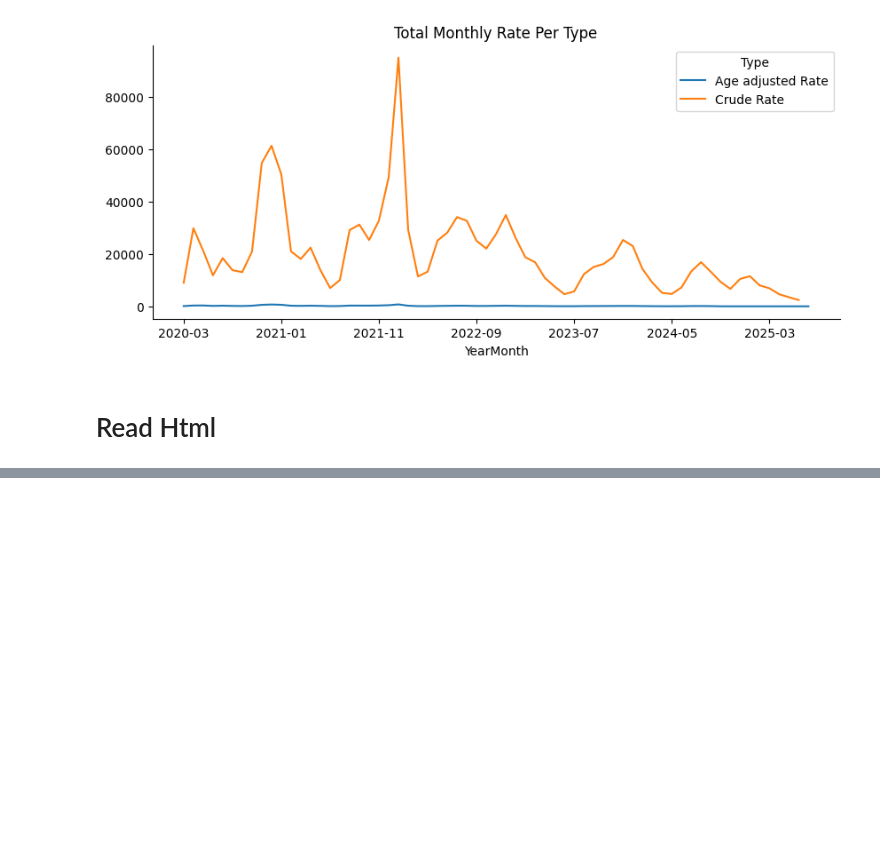
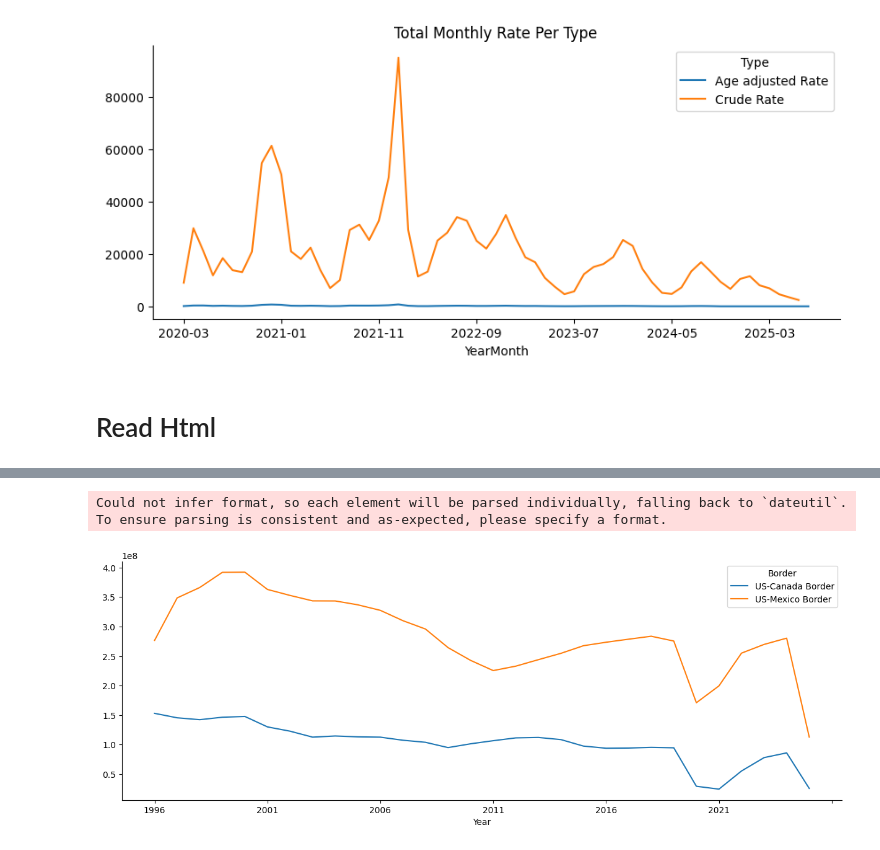
Before and after one commit to TonyHamilton10/Analytics, a Jupyter notebook: AdvancedAnalytics.ipynb, the cells around one changed output, grey strips where cells are left out. Drawn from its saved outputs; the diff is of its cells as text; code cells hidden in the pictures; blank space fills up the shorter version.

```diff
--- a/AdvancedAnalytics.ipynb
+++ b/AdvancedAnalytics.ipynb
@@ -149,0 +185,12 @@ new_data.head()
+# %%
+new_data['Date'] = pd.to_datetime(new_data['Date'])
+# %% [output]
+Could not infer format, so each element will be parsed individually, falling back to `dateutil`. To ensure parsing is consistent and as-expected, please specify a format.
+# %%
+new_data['Year_Month'] = new_data['Date'].dt.strftime('%Y-%m')
+new_data['Year'] = new_data['Date'].dt.strftime('%Y')
+# %%
+new_data.pivot_table(index ='Year' , columns = 'Border' , values = 'Value' , aggfunc='sum').plot(kind =   'line' , figsize =(15 , 5))
+sns.despine()
+# %% [output]
+[figure, added]
```
Also changed, not shown: parts of 21 cells of this notebook.
